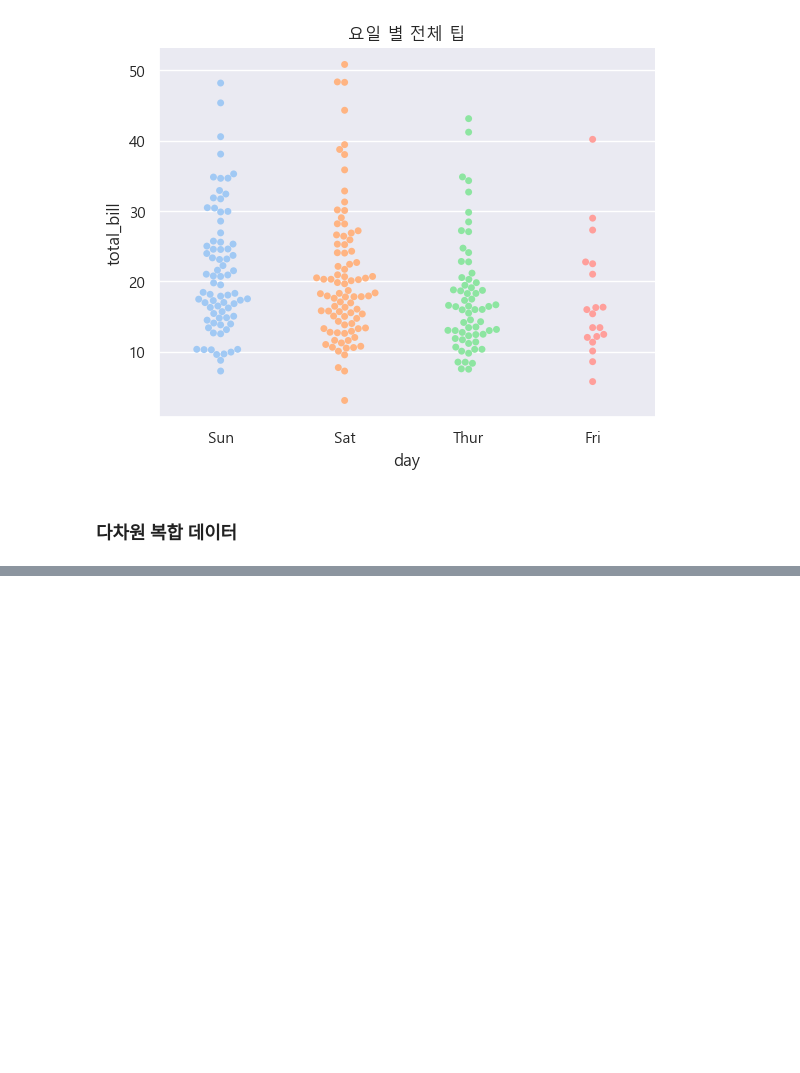
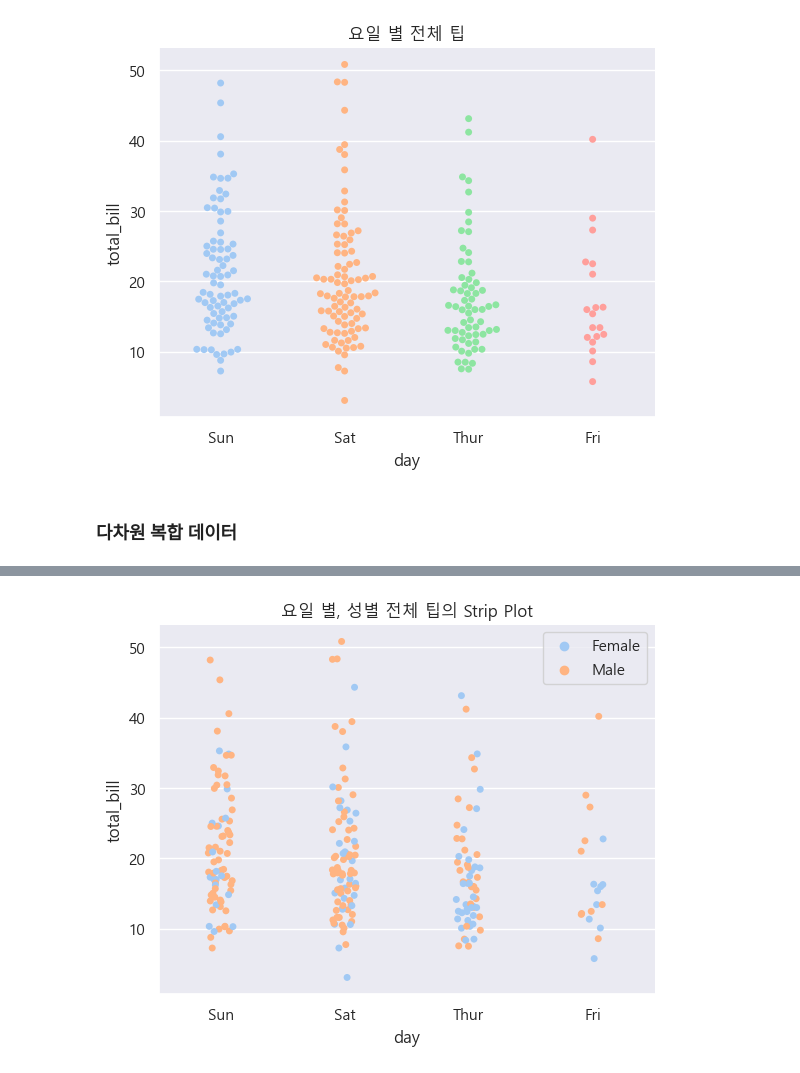
Before and after one commit to leejaesang6098/aiffel_study, a Jupyter notebook: 0811_node/by_tips.ipynb, the cells around one changed output, grey strips where cells are left out. Saved outputs shown, nothing was run; the diff lists cells and outputs as text; code cells hidden in the pictures; blank space fills up the shorter version.

```diff
--- a/0811_node/by_tips.ipynb
+++ b/0811_node/by_tips.ipynb
@@ -182,0 +189,7 @@ plt.show()
+# %%
+sns.stripplot(x="day", y="total_bill", hue="sex", data=df, jitter=True)
+plt.title("요일 별, 성별 전체 팁의 Strip Plot")
+plt.legend(loc=1)
+plt.show()
+# %% [output]
+[figure, added]
```
Also changed, not shown: parts of 6 cells of this notebook.
